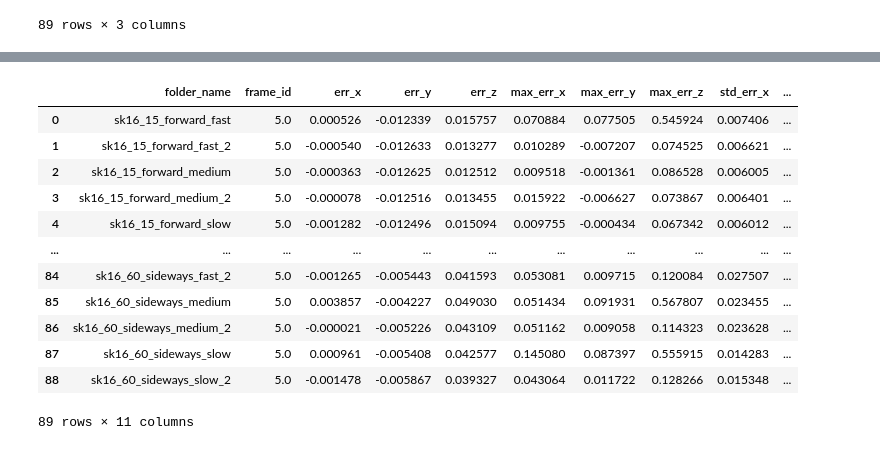
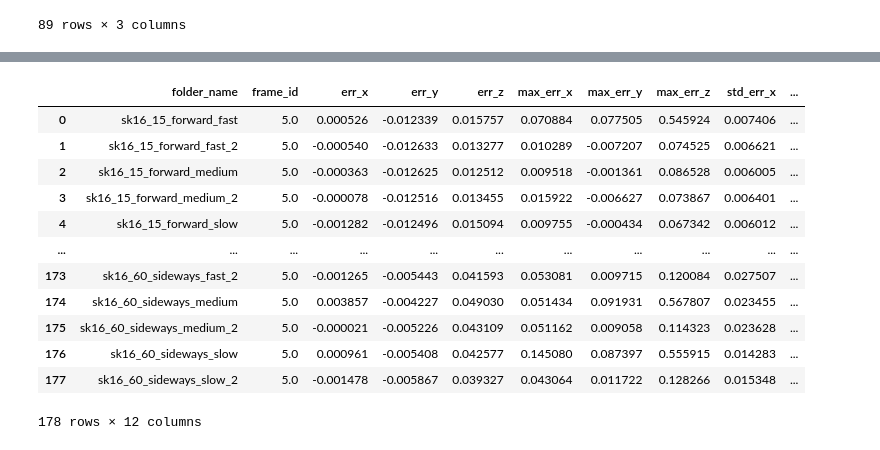
Before and after one commit to SujithChristopher/armbo_preliminary_work, a Jupyter notebook: ipy_notebooks/iterative_coordinate_analysis.ipynb, the cells around one changed output, grey strips where cells are left out. Cells and saved outputs as stored; diff of their text form; code cells hidden in the pictures.

```diff
--- a/ipy_notebooks/iterative_coordinate_analysis.ipynb
+++ b/ipy_notebooks/iterative_coordinate_analysis.ipynb
@@ -25,7 +25,7 @@ _base_pth
 'c:\\Users\\CMC\\Documents\\openposelibs\\pose\\armbo\\recording_programs\\test_data\\multi_cam_nov_14'
 # %%
 """ read excel sheet"""
-folder_df = pd.read_excel(os.path.join(_base_pth, "00_analysis", "calibration_files.xlsx"))
+folder_df = pd.read_excel(os.path.join(_base_pth, "00_analysis", "calibration_files_corrected.xlsx"))
 _analysis_pth = os.path.join(_base_pth, "00_analysis")
 folder_df
 # %% [output]
@@ -60,7 +60,7 @@ def transform_coordinates_1(df, rotmat, org):
 
     return df1
 # %%
-mean_err_df = pd.DataFrame(columns=["folder_name", "frame_id","err_x", "err_y", "err_z", "max_err_x", "max_err_y", "max_err_z", "std_err_x", "std_err_y", "std_err_z"])
+mean_err_df = pd.DataFrame(columns=["folder_name","date_created" ,"frame_id","err_x", "err_y", "err_z", "max_err_x", "max_err_y", "max_err_z", "std_err_x", "std_err_y", "std_err_z"])
 # %%
 for i in tqdm(range(len(folder_df))):
     folder_no = i
@@ -93,15 +93,17 @@ for i in tqdm(range(len(folder_df))):
     #     _flip = True
     # else:
     #     _flip = False
+    _date_created = os.path.getctime(_webcam_video_pth)
+    # print(_date_created)
 
     _w_df = get_ar_pose_data(_webcam_video_pth, _webcam_cam_mat, _webcam_dist, is_color=False, single_file=True, flip_frame=_flip)
 
     _w_df = add_time_from_file(_w_df, _webcam_timestamp_pth)
 
 
-    w_df = _w_df.copy(deep=True) # comment this if your doing processing
+    # w_df = _w_df.copy(deep=True) # comment this if your doing processing
 
-    # w_df = transform_coordinates_1(_w_df, _webcam_rot, _webcam_org)
+    w_df = transform_coordinates_1(_w_df, _webcam_rot, _webcam_org)
 
     mc_df_pth = os.path.join(_base_pth, folder_df.folder_name[folder_no].split("_")[0], folder_df.folder_name[folder_no]+ ".csv")
     _m_df, st_time = read_df_csv(mc_df_pth)
@@ -122,18 +124,19 @@ for i in tqdm(range(len(folder_df))):
 
     w_df = interpolate_target_df(w_df, _m_df)
 
-    # write to csv file
-    _m_df.to_csv(os.path.join(_analysis_pth, "coordinates_mc", folder_df.folder_name[folder_no] + ".csv"), index=False)
-    # write to csv file
-    _w_df.to_csv(os.path.join(_analysis_pth, "coordinates_webcam_wot",folder_df.folder_name[folder_no] + ".csv"), index=False)
+    # # write to csv file
+    # _m_df.to_csv(os.path.join(_analysis_pth, "coordinates_mc", folder_df.folder_name[folder_no] + ".csv"), index=False)
+    # # write to csv file
+    # _w_df.to_csv(os.path.join(_analysis_pth, "coordinates_webcam_wot",folder_df.folder_name[folder_no] + ".csv"), index=False)
 
-    # error_df = pd.DataFrame()
-    # error_df["time"] = _m_df["time"]
-    # error_df["x"] = _m_df["x"] - w_df["x"]
-    # error_df["y"] = _m_df["y"] - w_df["y"]
-    # error_df["z"] = _m_df["z"] - w_df["z"]
-    # error_df["frame_id"] = w_df["frame_id"]
+    error_df = pd.DataFrame()
+    error_df["time"] = _m_df["time"]
+    error_df["x"] = _m_df["x"] - w_df["x"]
+    error_df["y"] = _m_df["y"] - w_df["y"]
+    error_df["z"] = _m_df["z"] - w_df["z"]
+    error_df["frame_id"] = w_df["frame_id"]
 
-    # mean_err_df = mean_err_df.append({"folder_name": folder_df.folder_name[folder_no],"frame_id":  error_df["frame_id"][0] ,"err_x": error_df["x"].mean(), "err_y": error_df["y"].mean(), "err_z": error_df["z"].mean(),
-    #                                   "max_err_x": error_df["x"].max(), "max_err_y": error_df["y"].max(), "max_err_z": error_df["z"].max(),
-    #                                   "std_err_x": error_df["x"].std(), "std_err_y": error_df["y"].std(), "std_err_z": error_df["z"].std()}, ignore_index=True)
+    mean_err_df = mean_err_df.append({"folder_name": folder_df.folder_name[folder_no],"date_created": _date_created, "frame_id":  error_df["frame_id"][0],
+                                    "err_x": error_df["x"].mean(), "err_y": error_df["y"].mean(), "err_z": error_df["z"].mean(),
+                                    "max_err_x": error_df["x"].max(), "max_err_y": error_df["y"].max(), "max_err_z": error_df["z"].max(),
+                                    "std_err_x": error_df["x"].std(), "std_err_y": error_df["y"].std(), "std_err_z": error_df["z"].std()}, ignore_index=True)
@@ -140,21 +174,21 @@ for i in tqdm(range(len(folder_df))):
 # %%
-_mean_df_pth = os.path.join(_analysis_pth, "mean_error_df.csv")
+_mean_df_pth = os.path.join(_analysis_pth, "mean_error_df_wdate.csv")
 mean_err_df.to_csv(_mean_df_pth, index=False)
 mean_err_df
 # %% [output]
 |  | folder_name | frame_id | err_x | err_y | err_z | max_err_x | max_err_y | max_err_z | std_err_x | ... |
 | 0 | sk16_15_forward_fast | 5.0 | 0.000526 | -0.012339 | 0.015757 | 0.070884 | 0.077505 | 0.545924 | 0.007406 | ... |
 | 1 | sk16_15_forward_fast_2 | 5.0 | -0.000540 | -0.012633 | 0.013277 | 0.010289 | -0.007207 | 0.074525 | 0.006621 | ... |
 | 2 | sk16_15_forward_medium | 5.0 | -0.000363 | -0.012625 | 0.012512 | 0.009518 | -0.001361 | 0.086528 | 0.006005 | ... |
 | 3 | sk16_15_forward_medium_2 | 5.0 | -0.000078 | -0.012516 | 0.013455 | 0.015922 | -0.006627 | 0.073867 | 0.006401 | ... |
 | 4 | sk16_15_forward_slow | 5.0 | -0.001282 | -0.012496 | 0.015094 | 0.009755 | -0.000434 | 0.067342 | 0.006012 | ... |
 | ... | ... | ... | ... | ... | ... | ... | ... | ... | ... | ... |
-| 84 | sk16_60_sideways_fast_2 | 5.0 | -0.001265 | -0.005443 | 0.041593 | 0.053081 | 0.009715 | 0.120084 | 0.027507 | ... |
-| 85 | sk16_60_sideways_medium | 5.0 | 0.003857 | -0.004227 | 0.049030 | 0.051434 | 0.091931 | 0.567807 | 0.023455 | ... |
-| 86 | sk16_60_sideways_medium_2 | 5.0 | -0.000021 | -0.005226 | 0.043109 | 0.051162 | 0.009058 | 0.114323 | 0.023628 | ... |
-| 87 | sk16_60_sideways_slow | 5.0 | 0.000961 | -0.005408 | 0.042577 | 0.145080 | 0.087397 | 0.555915 | 0.014283 | ... |
-| 88 | sk16_60_sideways_slow_2 | 5.0 | -0.001478 | -0.005867 | 0.039327 | 0.043064 | 0.011722 | 0.128266 | 0.015348 | ... |
+| 173 | sk16_60_sideways_fast_2 | 5.0 | -0.001265 | -0.005443 | 0.041593 | 0.053081 | 0.009715 | 0.120084 | 0.027507 | ... |
+| 174 | sk16_60_sideways_medium | 5.0 | 0.003857 | -0.004227 | 0.049030 | 0.051434 | 0.091931 | 0.567807 | 0.023455 | ... |
+| 175 | sk16_60_sideways_medium_2 | 5.0 | -0.000021 | -0.005226 | 0.043109 | 0.051162 | 0.009058 | 0.114323 | 0.023628 | ... |
+| 176 | sk16_60_sideways_slow | 5.0 | 0.000961 | -0.005408 | 0.042577 | 0.145080 | 0.087397 | 0.555915 | 0.014283 | ... |
+| 177 | sk16_60_sideways_slow_2 | 5.0 | -0.001478 | -0.005867 | 0.039327 | 0.043064 | 0.011722 | 0.128266 | 0.015348 | ... |
-89 rows × 11 columns
+178 rows × 12 columns
 # %%
 plt.plot(_m_df["time"], _m_df["z"], label="mc")
 # plt.plot(_w_df["time"], _w_df["z"].rolling(13).median()*-1  +1.5, label="webcam")
```
Also changed, not shown: parts of 2 cells of this notebook, 1 other file.
